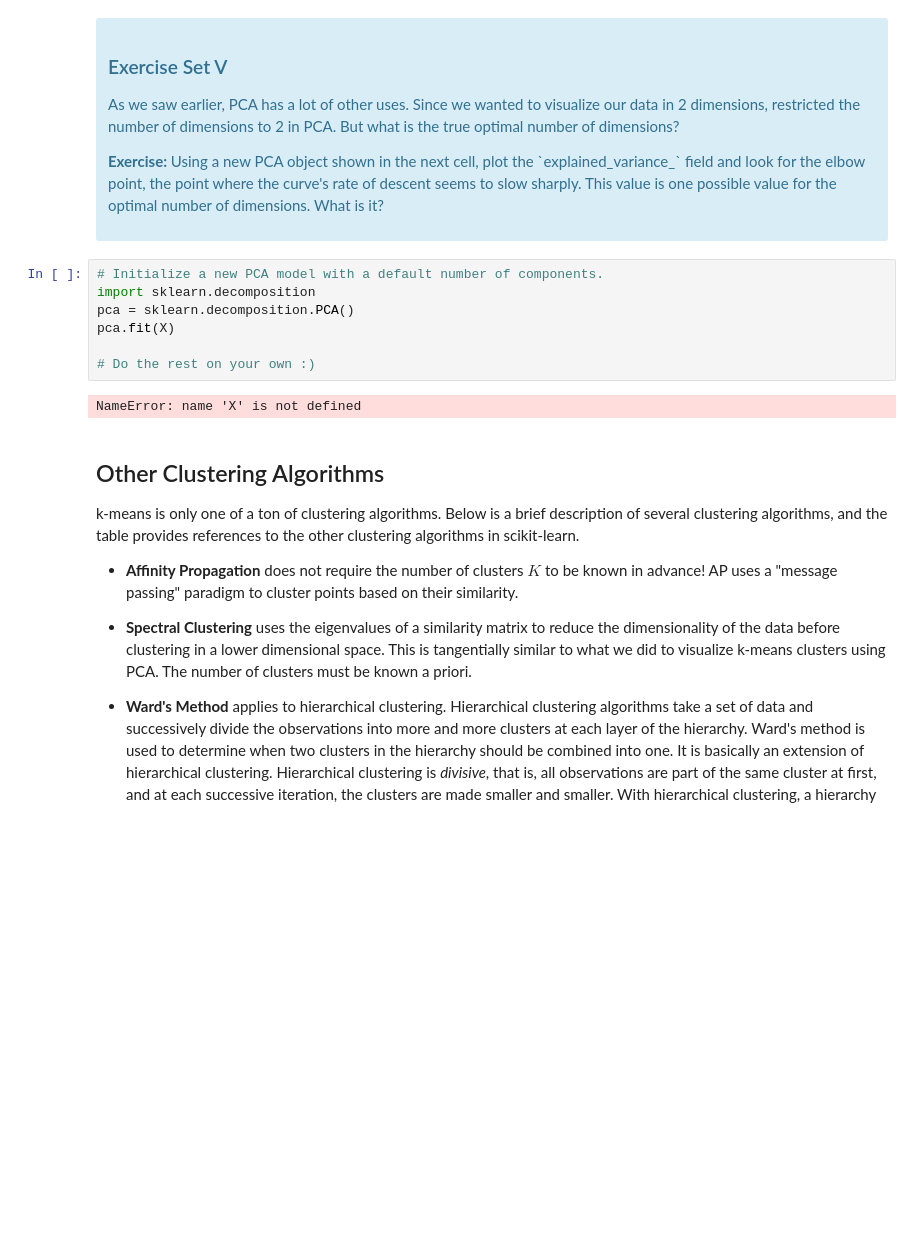
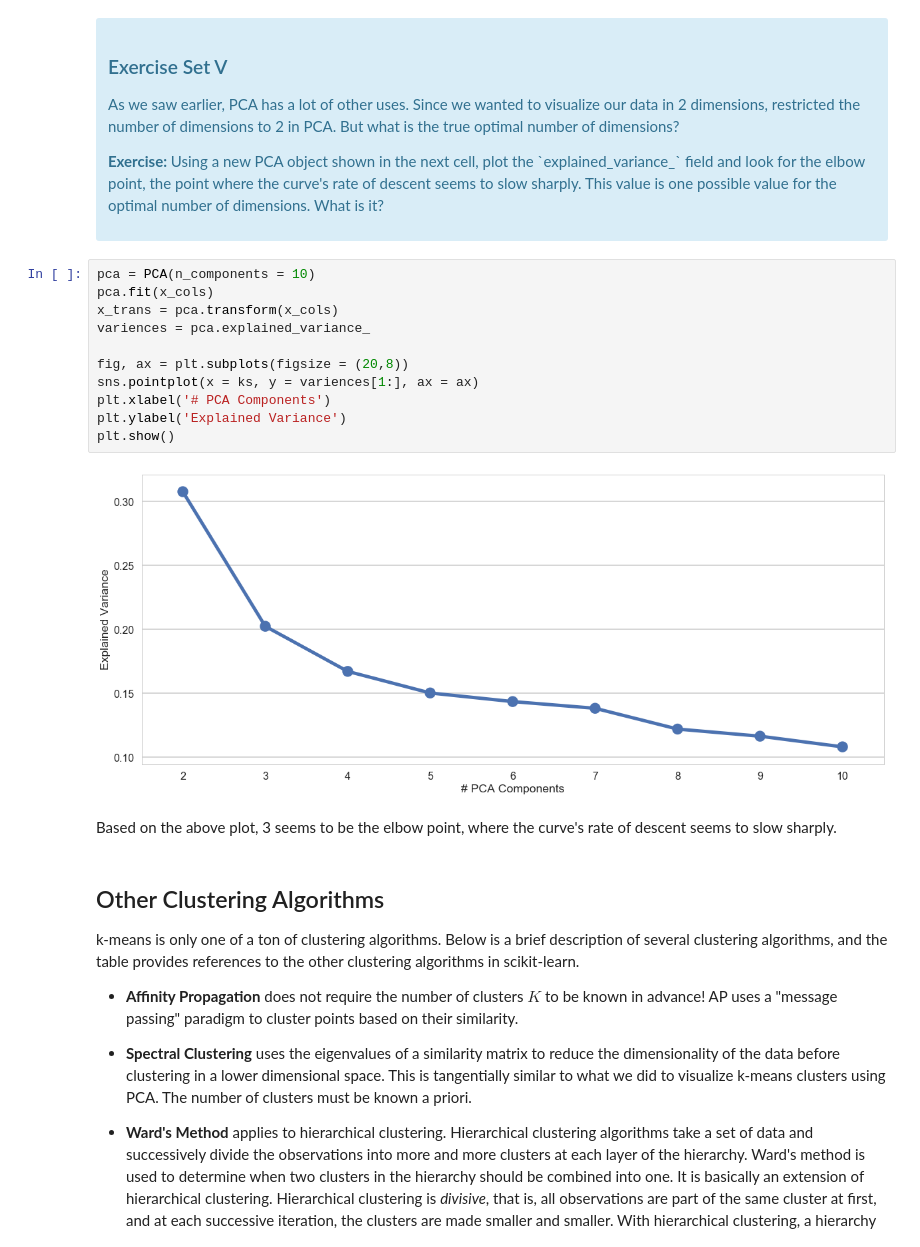
Before and after one commit to nicolechao/springboard-data-science, a Jupyter notebook: Mini Projects and Exercises/Clustering Customer Segmentation/Mini_Project_Clustering.ipynb, the cells around one changed output. Saved outputs shown, nothing was run; the diff lists cells and outputs as text; blank space fills up the shorter version.

```diff
--- a/Mini Projects and Exercises/Clustering Customer Segmentation/Mini_Project_Clustering.ipynb
+++ b/Mini Projects and Exercises/Clustering Customer Segmentation/Mini_Project_Clustering.ipynb
@@ -407,15 +409,21 @@ What we've done is we've taken those columns of 0/1 indicator variables, and we'
 
 <p><b>Exercise:</b> Using a new PCA object shown in the next cell, plot the `explained_variance_` field and look for the elbow point, the point where the curve's rate of descent seems to slow sharply. This value is one possible value for the optimal number of dimensions. What is it?</p>
 </div>
-# %%
-# Initialize a new PCA model with a default number of components.
-import sklearn.decomposition
-pca = sklearn.decomposition.PCA()
-pca.fit(X)
-
-# Do the rest on your own :)
-# %% [output]
-NameError: name 'X' is not defined
+# %%
+pca = PCA(n_components = 10)
+pca.fit(x_cols)
+x_trans = pca.transform(x_cols)
+variences = pca.explained_variance_
+
+fig, ax = plt.subplots(figsize = (20,8))
+sns.pointplot(x = ks, y = variences[1:], ax = ax)
+plt.xlabel('# PCA Components')
+plt.ylabel('Explained Variance')
+plt.show()
+# %% [output]
+[figure, added]
+# %% [markdown]
+Based on the above plot, 3 seems to be the elbow point, where the curve's rate of descent seems to slow sharply.
 # %% [markdown]
 ## Other Clustering Algorithms
 
```
Also changed, not shown: parts of 2 cells of this notebook.
